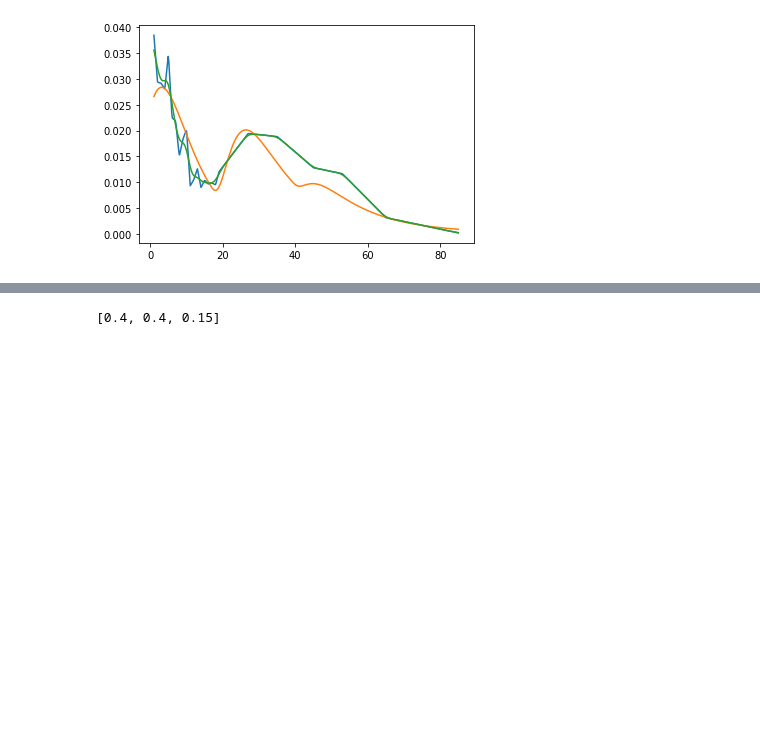
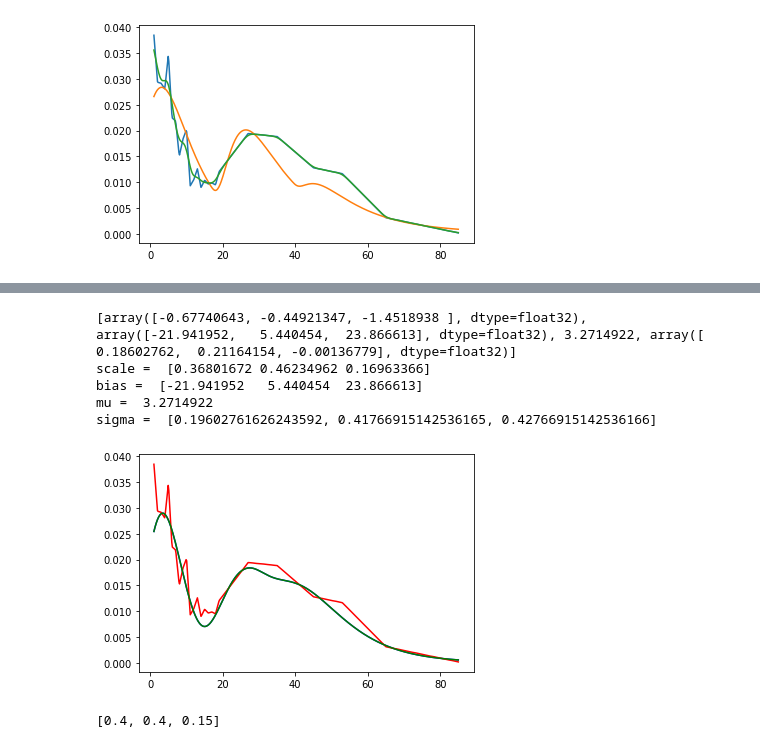
Before and after one commit to workasm/FishPopulation, a Jupyter notebook: prob_simulation.ipynb, the cells around one changed output, grey strips where cells are left out. Drawn from its saved outputs; the diff is of its cells as text; code cells hidden in the pictures; blank space fills up the shorter version.

Commit message:
updated learning rate and refitted the parameters for both fish types

```diff
--- a/prob_simulation.ipynb
+++ b/prob_simulation.ipynb
@@ -23,5 +52,5 @@ cols = ['Unnamed', 'Days', 'Catches']
 # %%
-csv = pd.read_csv('C:/work/ImageProcDocs/Python-playground/FishSimulations/nosed.csv')
+csv = pd.read_csv('C:/work/ImageProcDocs/Python-playground/FishPopulation/nosed.csv')
 y0 = csv[cols[2]]
 y = y0 / sum(y0)
 print(sum(y0))
@@ -53,3 +82,17 @@ plt.show()
 19009
 Scale =  [0.5, 0.4, 0.1]
 [figure]
+# %%
+M = keras.Sequential([
+    #keras.Input()
+   # nosed simulation (group I)
+   ProbLayer(input_shape=(1,),
+             scale=[0.3,0.3,0.3],
+             bias=[-20,10,40],
+             mu=2.85,
+             sigmaInc=[0.4,0.2,0.1])
+])
+
+M.summary()
+M.compile(tf.optimizers.Adam(learning_rate=0.0025), loss='mse')
+M.fit(xI, zI, batch_size=64, epochs=3000)
@@ -56 +118,26 @@ Scale =  [0.5, 0.4, 0.1]
+# %%
+print(M.layers[0].get_weights())
+
+L = M.layers[0]
+scale,bias,mu,sInc = L.get_weights()
+scale = tf.nn.softmax(scale)
+print("scale = ", scale.numpy())
+print("bias = ", bias)
+print("mu = ", mu)
+S = [sum(np.maximum(sInc[i],0) + 0.01 for i in range(0,id+1)) for id in range(0, len(sInc))]
+print("sigma = ", S)
+zz = L(xI)
+zA = sum(logNorm(xI,scale[i],bias[i],mu,S[i]) for i in range(0,3))
+
+plt.plot(xI,zA, 'b')
+plt.plot(xI, yI, 'r')
+plt.plot(xI, zz, 'g')
+plt.show()
+# %% [output]
+[array([-0.67740643, -0.44921347, -1.4518938 ], dtype=float32), array([-21.941952,   5.440454,  23.866613], dtype=float32), 3.2714922, array([ 0.18602762,  0.21164154, -0.00136779], dtype=float32)]
+scale =  [0.36801672 0.46234962 0.16963366]
+bias =  [-21.941952   5.440454  23.866613]
+mu =  3.2714922
+sigma =  [0.19602761626243592, 0.41766915142536165, 0.42766915142536166]
+[figure, added]
 # %%
```
Also changed, not shown: parts of 6 cells of this notebook.
